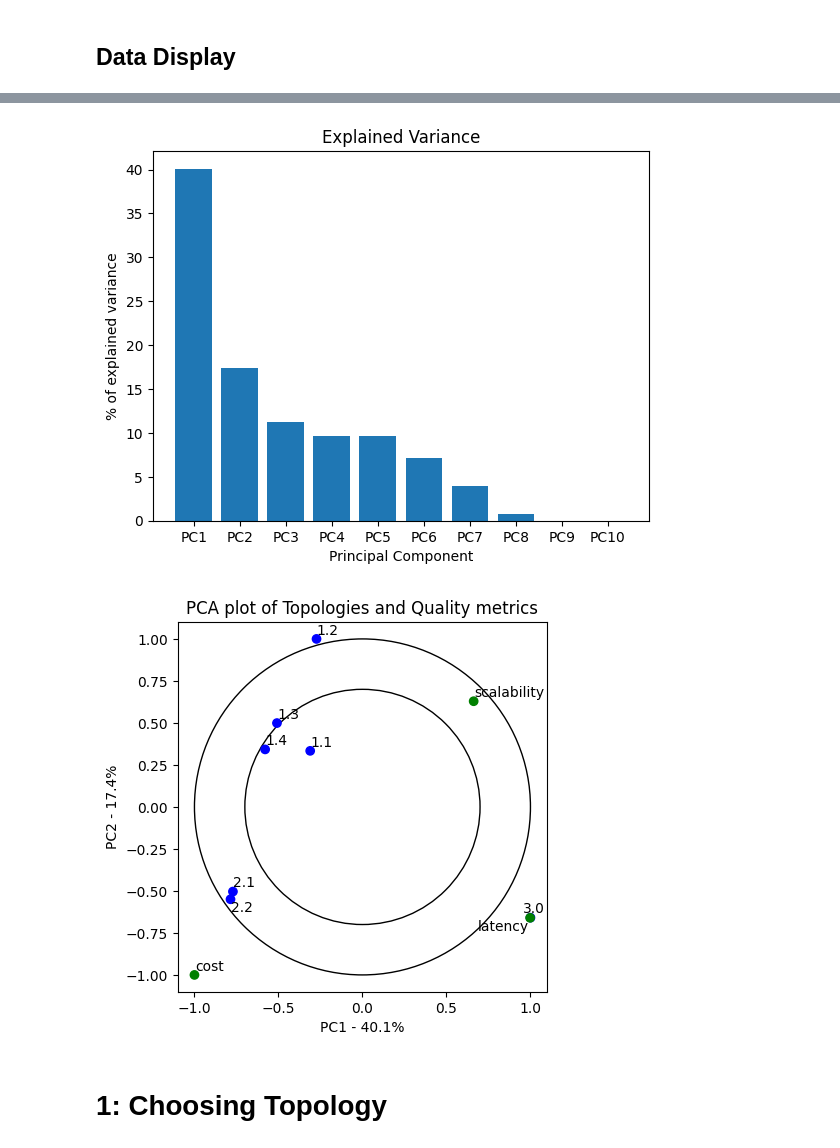
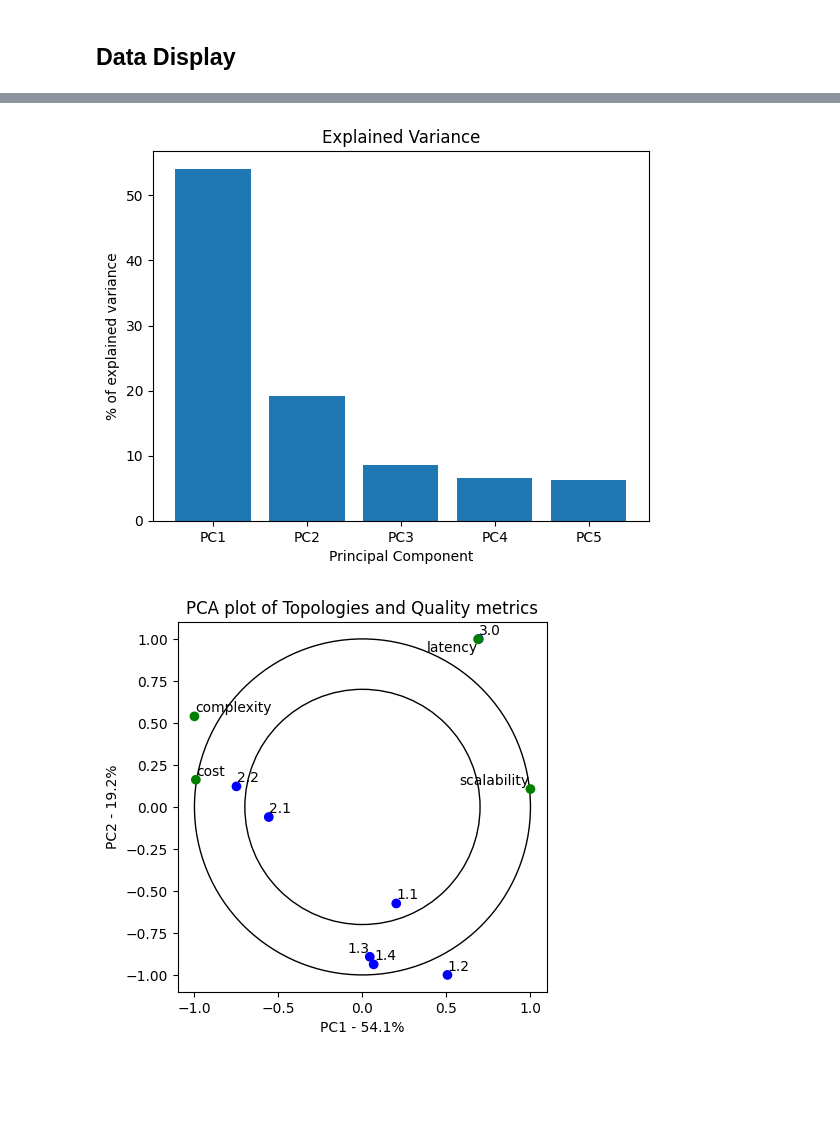
Before and after one commit to karloq/architectural-tradeoff-analysis, a Jupyter notebook: Analysis/PCA_analysis.ipynb, the cells around one changed output, grey strips where cells are left out. Saved outputs shown, nothing was run; the diff lists cells and outputs as text; code cells hidden in the pictures; blank space fills up the shorter version.

```diff
--- a/Analysis/PCA_analysis.ipynb
+++ b/Analysis/PCA_analysis.ipynb
@@ -104,0 +79,21 @@ printPareto(df_filtered,df_pareto, pareto_targets, True)
+# %%
+pareto_targets = ['latency', 'cost','complexity','scalability']
+pareto_objectives = ["min", "min","min","min"]
+
+df_t_opt_5 = pd.DataFrame()
+df_t_opt_15 = pd.DataFrame()
+df_t_opt_50 = pd.DataFrame()
+df_t_opt_75 = pd.DataFrame()
+for i, topo in enumerate(topologies) :
+    topo_filter = df_filtered.Topology == topo
+    df_temp_5 = paretoOptimize(df_filtered[topo_filter],pareto_targets, pareto_objectives,0.05)
+    df_temp_15 = paretoOptimize(df_filtered[topo_filter],pareto_targets, pareto_objectives,0.15)
+    df_temp_50 = paretoOptimize(df_filtered[topo_filter],pareto_targets, pareto_objectives,0.5)
+    df_temp_75 = paretoOptimize(df_filtered[topo_filter],pareto_targets, pareto_objectives,0.75)
+    df_t_opt_5 = pd.concat([df_t_opt_5,df_temp_5])
+    df_t_opt_15 = pd.concat([df_t_opt_15,df_temp_15])
+    df_t_opt_50 = pd.concat([df_t_opt_50,df_temp_50])
+    df_t_opt_75 = pd.concat([df_t_opt_75,df_temp_75])
+
+
+printParetoOpt(df_filtered, df_t_opt_5, df_t_opt_15, df_t_opt_50, df_t_opt_75, False, "Optimized Data (topology-wise)")
@@ -124,21 +163,19 @@ printPCA(pca, pca_data, corr_full, 'PCA plot of full data',categories=categories
 [figure]
 # %%
-desired_cols = ['1.1', '1.2', '1.3', '1.4', '2.1', '2.2', '3.0', 'cost','latency','scalability']
-df_topo = df[desired_cols]
+desired_cols = ['1.1', '1.2', '1.3', '1.4', '2.1', '2.2', '3.0','latency','cost','complexity','scalability']
+df_topo = df_t_opt_15[desired_cols]
 
 corr_topo = scaleData(df_topo).corr()
 corr_topo = corr_topo.fillna(0)
 
 # assign categories
-buckets = [0] * len(df_topo.columns);
-buckets[-3:] = [1, 1, 1];
+buckets = [0] * len(df_topo.columns)
+buckets[-4:] = [1, 1, 1,1]
 categories = np.array(buckets)
 
 pca, pca_data = createPCA(corr_topo)
 printScree(pca, 'Explained Variance')
 printPCA(pca, pca_data, corr_topo, 'PCA plot of Topologies and Quality metrics',categories=categories, colormap=colormap)
 # %% [output]
-[figure, old version]
+[figure, new version]
-[figure, old version]
+[figure, new version]
-# %% [markdown]
-# 1: Choosing Topology
```
Also changed, not shown: parts of 16 cells of this notebook, 2 other files.
